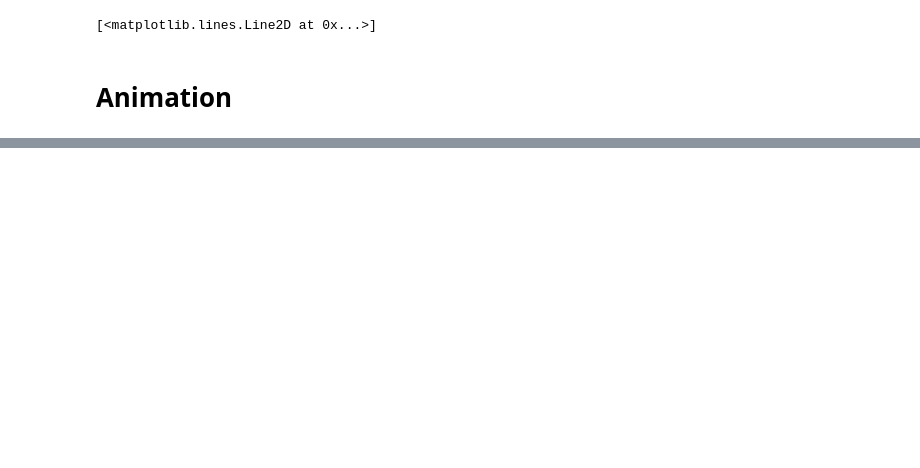
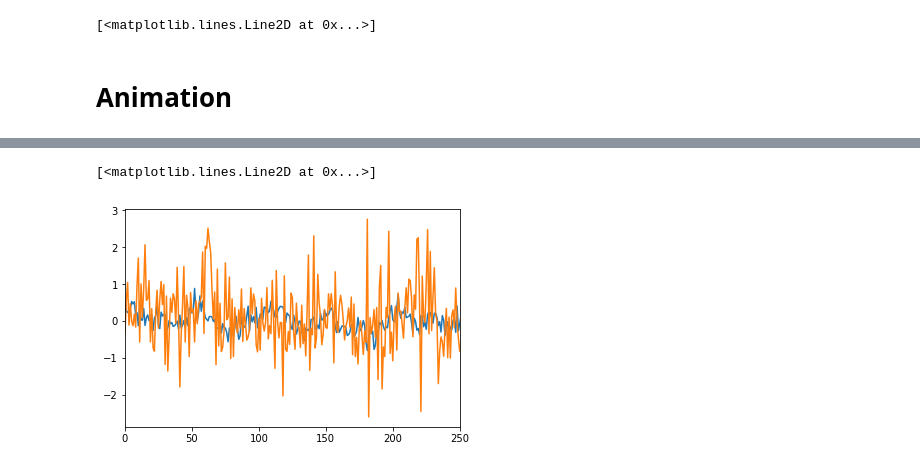
Before and after one commit to nathanmargaglio/fourier_ml, a Jupyter notebook: fourier_experiment.ipynb, the cells around one changed output, grey strips where cells are left out. Drawn from its saved outputs; the diff is of its cells as text; code cells hidden in the pictures; blank space fills up the shorter version.

```diff
--- a/fourier_experiment.ipynb
+++ b/fourier_experiment.ipynb
@@ -154,0 +245,74 @@ If you're reading this message in another frontend (for example, a static render
+# %%
+n = 5000
+x = np.linspace(0, 100, n)
+spacing = x[1] - x[0]
+noise = np.random.normal(0,0.5,n)
+
+tau = 2*np.pi
+y = np.zeros_like(x)
+coefs = [(1, 0.2), (2, 0.5), (3, 1), (0.5, 2), (1.75, 1.75)]
+for a, f in coefs:
+    y += a*np.sin(f*tau*x) + noise
+
+# Fourier
+f = np.fft.rfft(y)
+fr = f.real.copy()
+fi = f.imag.copy()
+
+sort_fr = np.argsort(abs(fr))
+sort_fi = np.argsort(abs(fi))
+
+top = -1
+#fr[sort_fr[:_top]] = 0
+#fi[sort_fi[:_top]] = 0
+
+#fr[top:] = 0
+#fi[top:] = 0
+
+f0 = fr + 1j*fi
+z = np.fft.irfft(f0)
+
+# Generating ML Data
+x_test = []
+y_test = []
+x_train = []
+y_train = []
+win = 5
+train_ratio = 0.8
+for i in range(0, len(fr) - win):
+    if i < int(len(fr)*train_ratio):
+        x_train.append(np.concatenate((fr[i:i+win], fi[i:i+win])))
+        y_train.append([y[i+win]])
+    else:
+        x_test.append(np.concatenate((fr[i:i+win], fi[i:i+win])))
+        y_test.append([y[i+win]])
+
+x_train = np.array(x_train) / max(y)
+y_train = np.array(y_train) / max(y)
+x_test = np.array(x_test) / max(y)
+y_test = np.array(y_test) / max(y)
+
+model = Sequential()
+input_dim = x_train.shape[1]
+output_dim = y_train.shape[1]
+
+model.add(Dense(units=64, activation='relu', input_dim=input_dim))
+model.add(Dense(units=64, activation='linear'))
+model.add(Dense(units=64, activation='linear'))
+model.add(Dense(units=y_train.shape[1], activation='linear'))
+
+model.compile(loss='mse',
+              optimizer='adam',
+              metrics=['accuracy'])
+
+# x_train and y_train are Numpy arrays --just like in the Scikit-Learn API.
+model.fit(x_train, y_train, epochs=50, batch_size=32)
+
+loss_and_metrics = model.evaluate(x_test, y_test, batch_size=32)
+print("Loss:", loss_and_metrics)
+
+prediction = model.predict(x_test)
+plt.xlim([0, 250])
+plt.plot(y_test)
+plt.plot(prediction)
+# %% [output]
@@ -154,0 +336,2 @@ If you're reading this message in another frontend (for example, a static render
+[<matplotlib.lines.Line2D at 0x...>]
+[figure, added]
```
Also changed, not shown: parts of 11 cells of this notebook.
